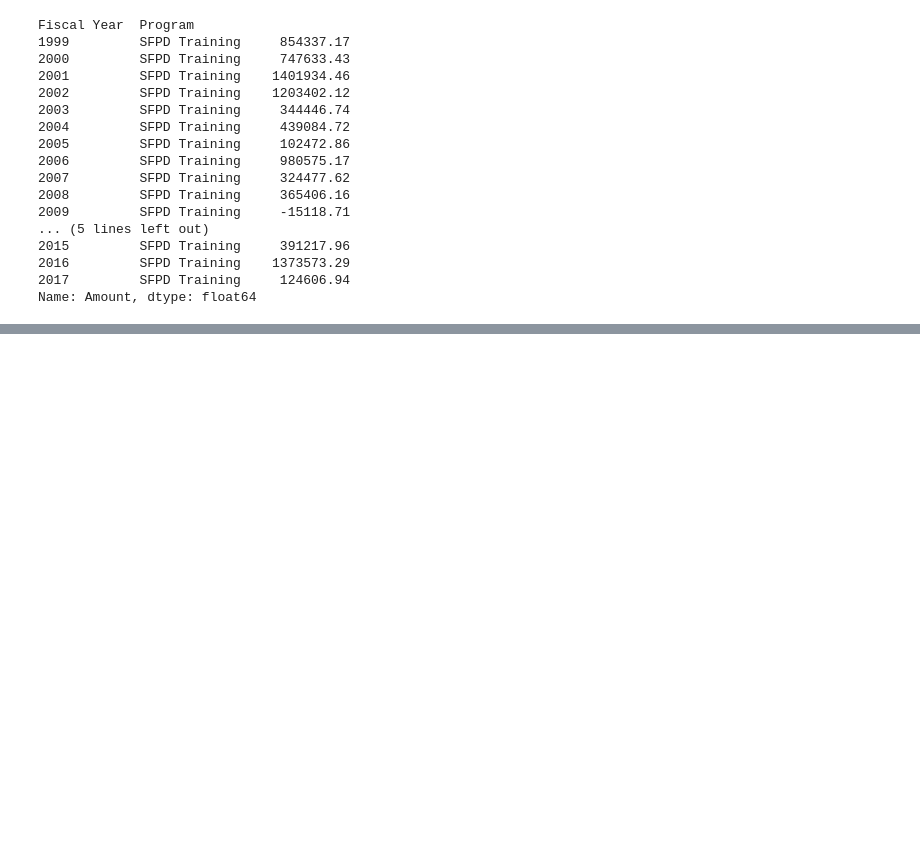
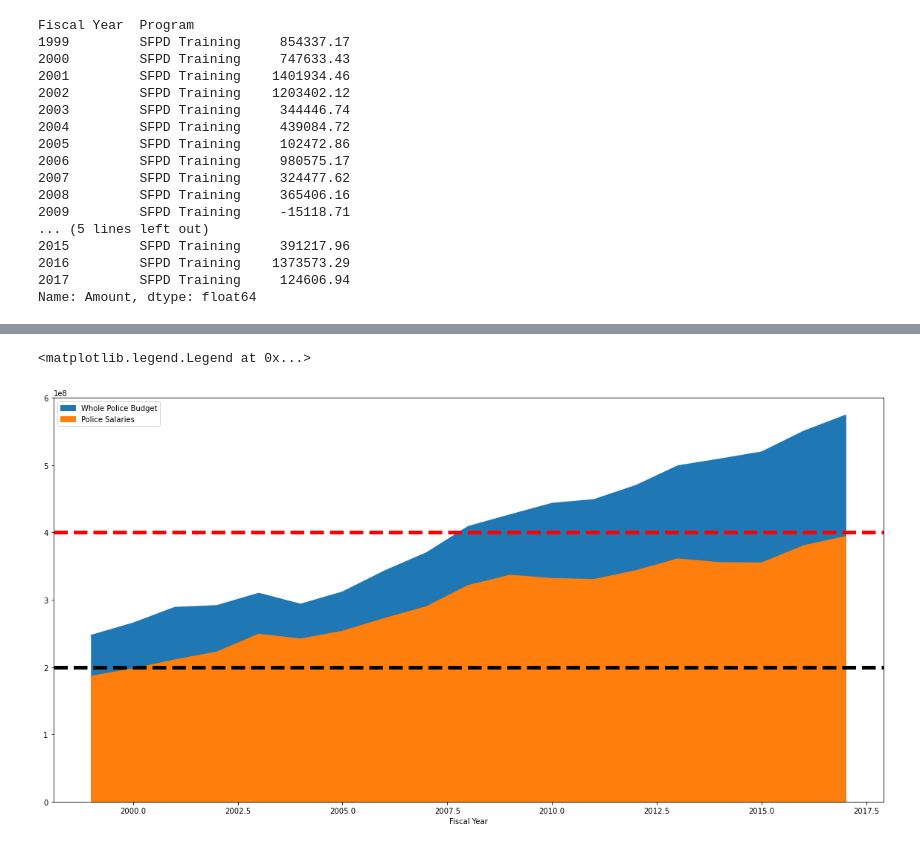
Before and after one commit to sfbrigade/datasci-police-budget, a Jupyter notebook: sanfranciscodataset/Top 5 Spending Category Yearly Analysis.ipynb, the cells around one changed output, grey strips where cells are left out. Saved outputs shown, nothing was run; the diff lists cells and outputs as text; code cells hidden in the pictures; blank space fills up the shorter version.

Commit message:
Police Salaries vs Police Budget Graph in Data Notebook (#181)
* made graph in top 5 cats notebook

* add more detail to graph

```diff
--- a/sanfranciscodataset/Top 5 Spending Category Yearly Analysis.ipynb
+++ b/sanfranciscodataset/Top 5 Spending Category Yearly Analysis.ipynb
@@ -258,3 +260,5 @@ Fiscal Year  Program
 Name: Amount, dtype: float64
 # %%
 #not sure what that negative value
+# %%
+police_spending_chars_by_year = police_spending.groupby(['Character', 'Fiscal Year'])['Amount'].sum()
@@ -260,0 +285,2 @@ Name: Amount, dtype: float64
+# %%
+police_spending_by_year = police_spending.groupby(['Fiscal Year'])['Amount'].sum()
@@ -260,0 +307,13 @@ Name: Amount, dtype: float64
+# %%
+fig, ax = plt.subplots(figsize=(20,10))
+ax.set_ylim(bottom=1000000)
+ax.set_ylim(top=600000000)
+
+police_spending_by_year.plot(ax=ax, label='Whole Police Budget', kind='area')
+police_spending_chars_by_year["Salaries"].plot(ax=ax, label='Police Salaries', kind='area')
+plt.axhline(200000000, color='black', linestyle='--', linewidth=5)
+plt.axhline(400000000, color='red', linestyle='--', linewidth=5)
+ax.legend()
+# %% [output]
+<matplotlib.legend.Legend at 0x...>
+[figure, added]
```
Also changed, not shown: parts of 5 cells of this notebook.
